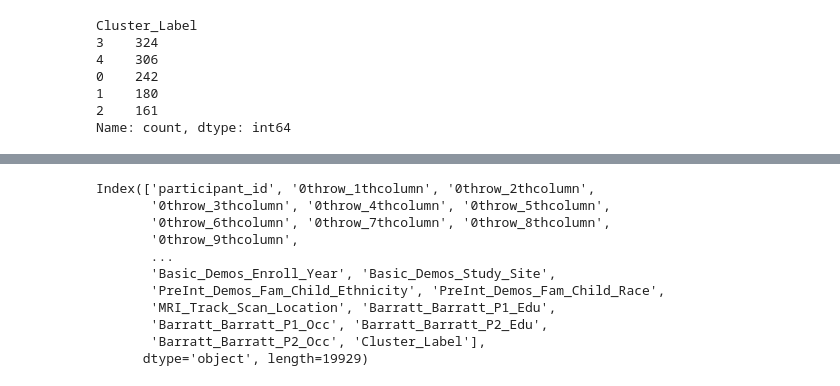
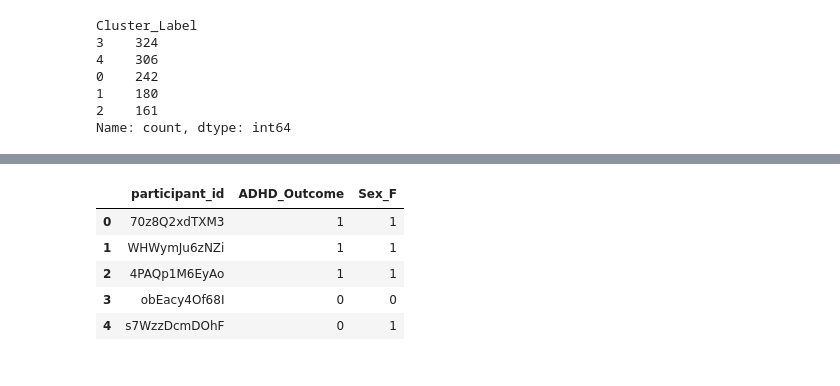
Before and after one commit to Edna722/WIDS-Datathon, a Jupyter notebook: wids.ipynb, the cells around one changed output, grey strips where cells are left out. Cells and saved outputs as stored; diff of their text form; code cells hidden in the pictures.

```diff
--- a/wids.ipynb
+++ b/wids.ipynb
@@ -500,14 +432,23 @@ Index(['participant_id', '0throw_1thcolumn', '0throw_2thcolumn',
-# %%
-print(train_data.columns)
-# %% [output]
-Index(['participant_id', '0throw_1thcolumn', '0throw_2thcolumn',
-       '0throw_3thcolumn', '0throw_4thcolumn', '0throw_5thcolumn',
-       '0throw_6thcolumn', '0throw_7thcolumn', '0throw_8thcolumn',
-       '0throw_9thcolumn',
-       ...
-       'Basic_Demos_Enroll_Year', 'Basic_Demos_Study_Site',
-       'PreInt_Demos_Fam_Child_Ethnicity', 'PreInt_Demos_Fam_Child_Race',
-       'MRI_Track_Scan_Location', 'Barratt_Barratt_P1_Edu',
-       'Barratt_Barratt_P1_Occ', 'Barratt_Barratt_P2_Edu',
-       'Barratt_Barratt_P2_Occ', 'Cluster_Label'],
-      dtype='object', length=19929)
+# %%
+
+# Randomly assign ADHD outcomes (placeholder logic, can be refined)
+adhd_proportions = {0: 0.3, 1: 0.4, 2: 0.5, 3: 0.2, 4: 0.35}
+
+# Assign ADHD outcome based on cluster probability
+train_data["ADHD_Outcome"] = train_data["Cluster_Label"].map(lambda x: np.random.choice([0, 1], p=[1-adhd_proportions[x], adhd_proportions[x]]))
+
+# Ensure females with ADHD are more frequent
+train_data.loc[train_data["Sex_F"] == 1, "ADHD_Outcome"] = train_data.loc[train_data["Sex_F"] == 1, "ADHD_Outcome"].apply(lambda x: np.random.choice([x, 1], p=[0.3, 0.7]))  # 70% chance of being ADHD
+
+# Select relevant columns
+output_data = train_data[["participant_id", "ADHD_Outcome", "Sex_F"]]
+
+# Display sample
+output_data.head()
+# %% [output]
+|  | participant_id | ADHD_Outcome | Sex_F |
+| 0 | 70z8Q2xdTXM3 | 1 | 1 |
+| 1 | WHWymJu6zNZi | 1 | 1 |
+| 2 | 4PAQp1M6EyAo | 1 | 1 |
+| 3 | obEacy4Of68I | 0 | 0 |
+| 4 | s7WzzDcmDOhF | 0 | 1 |
```
Also changed, not shown: parts of 8 cells of this notebook, 1 other file.
